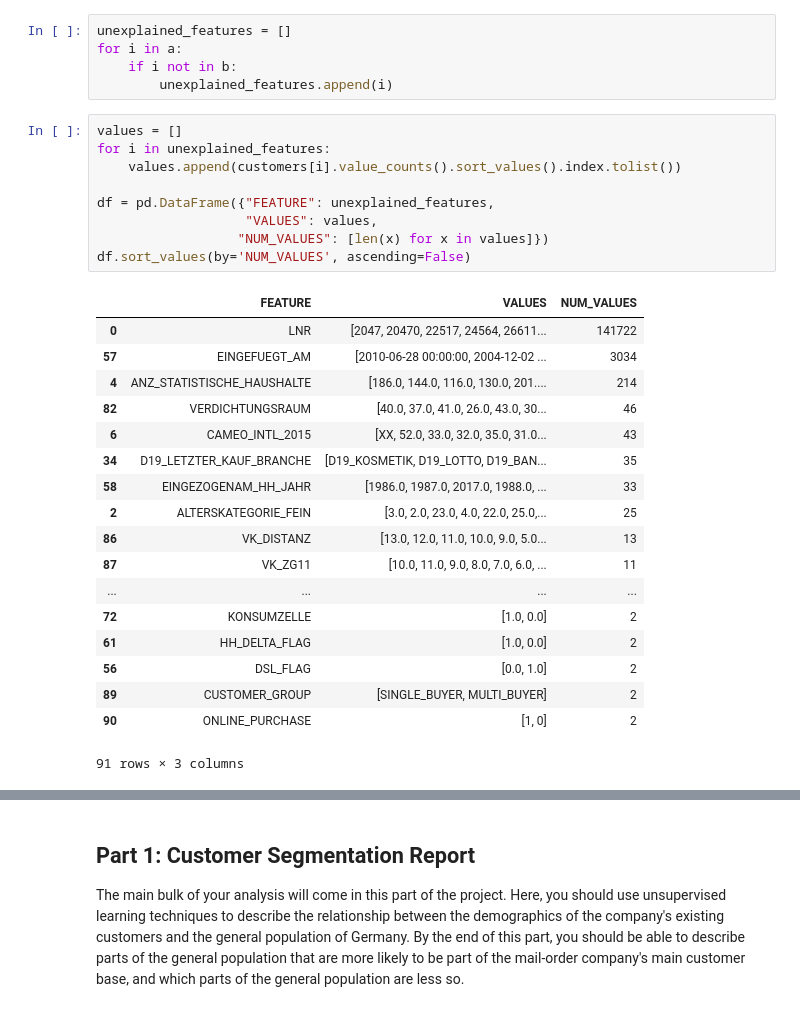
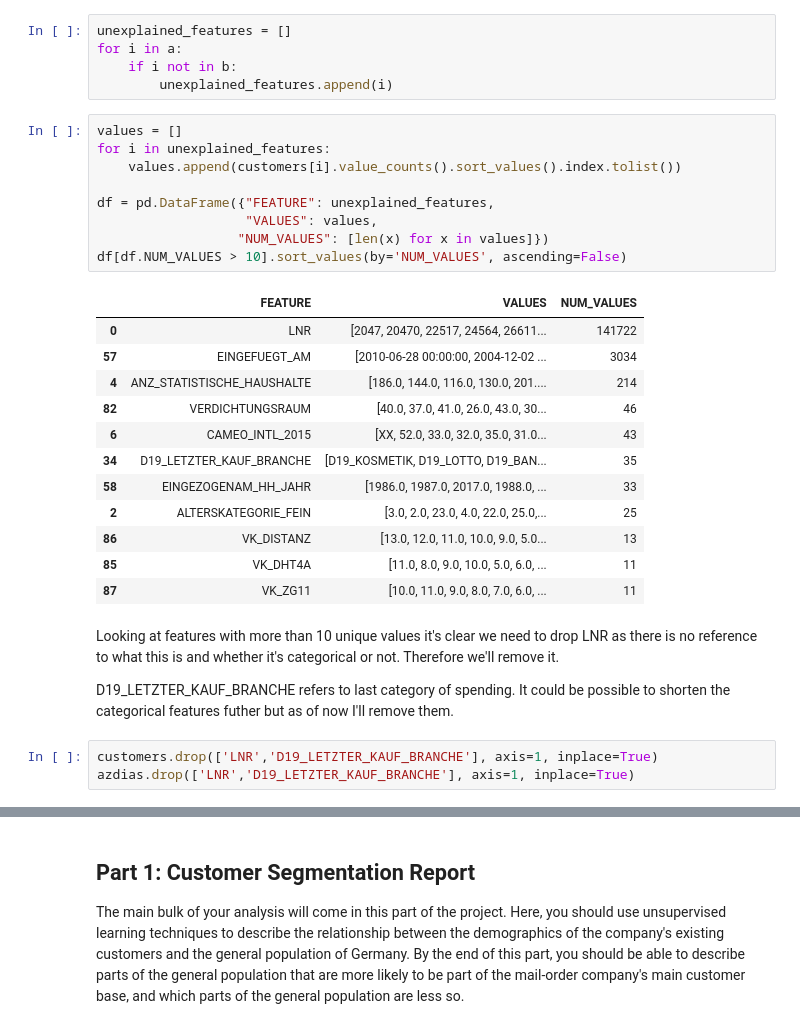
Before and after one commit to willacya/Bertelsmann-Arvato-Project, a Jupyter notebook: Arvato Project Workbook.ipynb, the cells around one changed output, grey strips where cells are left out. Saved outputs shown, nothing was run; the diff lists cells and outputs as text.

Commit message:
exploring categorical features

```diff
--- a/Arvato Project Workbook.ipynb
+++ b/Arvato Project Workbook.ipynb
@@ -236,28 +236,29 @@ for i in a:
 # %%
 values = []
 for i in unexplained_features:
     values.append(customers[i].value_counts().sort_values().index.tolist())
 
 df = pd.DataFrame({"FEATURE": unexplained_features,
                    "VALUES": values,
                   "NUM_VALUES": [len(x) for x in values]})
-df.sort_values(by='NUM_VALUES', ascending=False)
+df[df.NUM_VALUES > 10].sort_values(by='NUM_VALUES', ascending=False)
 # %% [output]
 |  | FEATURE | VALUES | NUM_VALUES |
 | 0 | LNR | [2047, 20470, 22517, 24564, 26611... | 141722 |
 | 57 | EINGEFUEGT_AM | [2010-06-28 00:00:00, 2004-12-02 ... | 3034 |
 | 4 | ANZ_STATISTISCHE_HAUSHALTE | [186.0, 144.0, 116.0, 130.0, 201.... | 214 |
 | 82 | VERDICHTUNGSRAUM | [40.0, 37.0, 41.0, 26.0, 43.0, 30... | 46 |
 | 6 | CAMEO_INTL_2015 | [XX, 52.0, 33.0, 32.0, 35.0, 31.0... | 43 |
 | 34 | D19_LETZTER_KAUF_BRANCHE | [D19_KOSMETIK, D19_LOTTO, D19_BAN... | 35 |
 | 58 | EINGEZOGENAM_HH_JAHR | [1986.0, 1987.0, 2017.0, 1988.0, ... | 33 |
 | 2 | ALTERSKATEGORIE_FEIN | [3.0, 2.0, 23.0, 4.0, 22.0, 25.0,... | 25 |
 | 86 | VK_DISTANZ | [13.0, 12.0, 11.0, 10.0, 9.0, 5.0... | 13 |
+| 85 | VK_DHT4A | [11.0, 8.0, 9.0, 10.0, 5.0, 6.0, ... | 11 |
 | 87 | VK_ZG11 | [10.0, 11.0, 9.0, 8.0, 7.0, 6.0, ... | 11 |
-| ... | ... | ... | ... |
-| 72 | KONSUMZELLE | [1.0, 0.0] | 2 |
-| 61 | HH_DELTA_FLAG | [1.0, 0.0] | 2 |
-| 56 | DSL_FLAG | [0.0, 1.0] | 2 |
-| 89 | CUSTOMER_GROUP | [SINGLE_BUYER, MULTI_BUYER] | 2 |
-| 90 | ONLINE_PURCHASE | [1, 0] | 2 |
-91 rows × 3 columns
+# %% [markdown]
+Looking at features with more than 10 unique values it's clear we need to drop LNR as there is no reference to what this is and whether it's categorical or not. Therefore we'll remove it.
+
+D19_LETZTER_KAUF_BRANCHE refers to last category of spending. It could be possible to shorten the categorical features futher but as of now I'll remove them.
+# %%
+customers.drop(['LNR','D19_LETZTER_KAUF_BRANCHE'], axis=1, inplace=True)
+azdias.drop(['LNR','D19_LETZTER_KAUF_BRANCHE'], axis=1, inplace=True)
```
Also changed, not shown: parts of 5 cells of this notebook.
